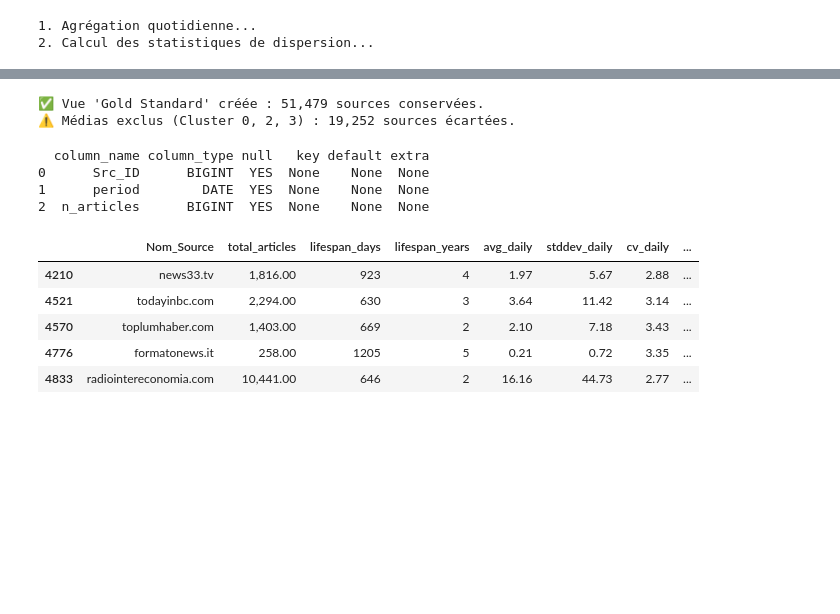
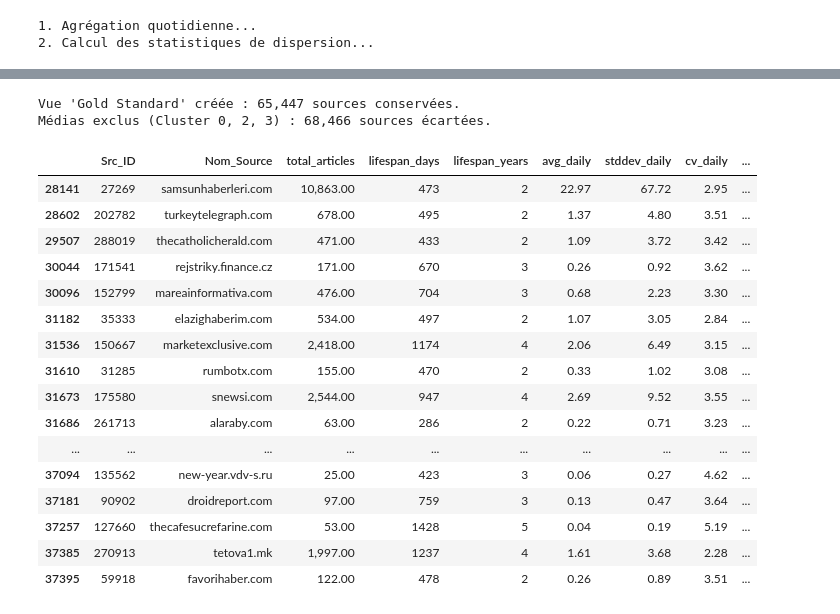
Before and after one commit to clucasmurex/gdelt, a Jupyter notebook: AA_gdelt_explo.ipynb, the cells around one changed output, grey strips where cells are left out. Cells and saved outputs as stored; diff of their text form; code cells hidden in the pictures; blank space fills up the shorter version.

```diff
--- a/AA_gdelt_explo.ipynb
+++ b/AA_gdelt_explo.ipynb
@@ -438,3 +486,7 @@ df_dispersion.to_parquet('sources_dispersion_stats.parquet', index=False)
+# %%
+df_dispersion = pd.read_parquet('sources_dispersion_stats_wiki.parquet')
+df_dispersion_inverse = pd.read_parquet('sources_dispersion_stats_not_in_wiki.parquet')
+df_dispersion_combined = pd.concat([df_dispersion, df_dispersion_inverse], ignore_index=True)
 # %%
 df_dispersion[['cv_daily', 'cv_monthly', 'cv_yearly']].describe(percentiles=[.25, .50, .75, .80, .90, .95])
 # %% [output]
@@ -479,14 +892,10 @@ plt.show()
 # %%
-from sklearn.preprocessing import StandardScaler
-from sklearn.cluster import KMeans
-import pandas as pd
-
 # 1. K-Means Clustering
 X = df_dispersion[['cv_daily', 'cv_monthly', 'cv_yearly']].copy()
 scaler = StandardScaler()
 X_scaled = scaler.fit_transform(X)
 
-kmeans = KMeans(n_clusters=5, random_state=42, n_init='auto')
+kmeans = KMeans(n_clusters=4, random_state=42, n_init='auto')
 df_dispersion['Cluster_KMeans'] = kmeans.fit_predict(X_scaled)
 
 # 2. Préparation des statistiques par cluster
@@ -525,4 +934,23 @@ display(bilan_complet[colonnes].sort_values('%_Articles', ascending=False).style
     '%_Sources': '{:.2f} %', '%_Articles': '{:.2f} %'
 }).background_gradient(subset=['%_Articles'], cmap='Blues') \
   .background_gradient(subset=['%_Sources'], cmap='Purples'))
+fig = plt.figure(figsize=(12, 8))
+ax = fig.add_subplot(111, projection='3d')
+
+scatter = ax.scatter(
+    df_dispersion['cv_daily'],
+    df_dispersion['cv_monthly'],
+    df_dispersion['cv_yearly'],
+    c=df_dispersion['Cluster_KMeans'],
+    cmap='tab10',
+    alpha=0.6
+)
+
+ax.set_xlabel('CV Daily')
+ax.set_ylabel('CV Monthly')
+ax.set_zlabel('CV Yearly')
+
+plt.title("Clustering K-Means 3D")
+plt.legend(*scatter.legend_elements(), title="Clusters")
+plt.show()
 # %% [output]
@@ -563,29 +1172,31 @@ plt.show()
 # %%
-# On filtre pour ne garder que le cœur de l'information (Cluster 4 = Piliers, Cluster 1 = Quotidiens)
-df_gold = df_dispersion[df_dispersion['Cluster_KMeans'].isin([1, 4])].copy()
+df_gold = df_dispersion[df_dispersion['Cluster_KMeans'].isin([1])].copy()
 
 # On crée aussi le complément (le "bruit" ou "zone d'étude secondaire")
-df_noise = df_dispersion[~df_dispersion['Cluster_KMeans'].isin([1, 4])].copy()
+df_noise = df_dispersion[~df_dispersion['Cluster_KMeans'].isin([1])].copy()
 
-print(f"✅ Vue 'Gold Standard' créée : {len(df_gold):,} sources conservées.")
-print(f"⚠️ Médias exclus (Cluster 0, 2, 3) : {len(df_noise):,} sources écartées.")
+print(f"Vue 'Gold Standard' créée : {len(df_gold):,} sources conservées.")
+print(f"Médias exclus (Cluster 0, 2, 3) : {len(df_noise):,} sources écartées.")
 # %% [output]
-✅ Vue 'Gold Standard' créée : 51,479 sources conservées.
-⚠️ Médias exclus (Cluster 0, 2, 3) : 19,252 sources écartées.
+Vue 'Gold Standard' créée : 65,447 sources conservées.
+Médias exclus (Cluster 0, 2, 3) : 68,466 sources écartées.
-# %%
-# Lance ça juste avant ta requête SQL
-print(con.execute("DESCRIBE daily_counts;").df())
-# %% [output]
-  column_name column_type null   key default extra
-0      Src_ID      BIGINT  YES  None    None  None
-1      period        DATE  YES  None    None  None
-2  n_articles      BIGINT  YES  None    None  None
 # %%
-df_gold.head()
+df_gold.head(30)
 # %% [output]
-|  | Nom_Source | total_articles | lifespan_days | lifespan_years | avg_daily | stddev_daily | cv_daily | ... |
-| 4210 | news33.tv | 1,816.00 | 923 | 4 | 1.97 | 5.67 | 2.88 | ... |
-| 4521 | todayinbc.com | 2,294.00 | 630 | 3 | 3.64 | 11.42 | 3.14 | ... |
-| 4570 | toplumhaber.com | 1,403.00 | 669 | 2 | 2.10 | 7.18 | 3.43 | ... |
-| 4776 | formatonews.it | 258.00 | 1205 | 5 | 0.21 | 0.72 | 3.35 | ... |
-| 4833 | radiointereconomia.com | 10,441.00 | 646 | 2 | 16.16 | 44.73 | 2.77 | ... |
+|  | Src_ID | Nom_Source | total_articles | lifespan_days | lifespan_years | avg_daily | stddev_daily | cv_daily | ... |
+| 28141 | 27269 | samsunhaberleri.com | 10,863.00 | 473 | 2 | 22.97 | 67.72 | 2.95 | ... |
+| 28602 | 202782 | turkeytelegraph.com | 678.00 | 495 | 2 | 1.37 | 4.80 | 3.51 | ... |
+| 29507 | 288019 | thecatholicherald.com | 471.00 | 433 | 2 | 1.09 | 3.72 | 3.42 | ... |
+| 30044 | 171541 | rejstriky.finance.cz | 171.00 | 670 | 3 | 0.26 | 0.92 | 3.62 | ... |
+| 30096 | 152799 | mareainformativa.com | 476.00 | 704 | 3 | 0.68 | 2.23 | 3.30 | ... |
+| 31182 | 35333 | elazighaberim.com | 534.00 | 497 | 2 | 1.07 | 3.05 | 2.84 | ... |
+| 31536 | 150667 | marketexclusive.com | 2,418.00 | 1174 | 4 | 2.06 | 6.49 | 3.15 | ... |
+| 31610 | 31285 | rumbotx.com | 155.00 | 470 | 2 | 0.33 | 1.02 | 3.08 | ... |
+| 31673 | 175580 | snewsi.com | 2,544.00 | 947 | 4 | 2.69 | 9.52 | 3.55 | ... |
+| 31686 | 261713 | alaraby.com | 63.00 | 286 | 2 | 0.22 | 0.71 | 3.23 | ... |
+| ... | ... | ... | ... | ... | ... | ... | ... | ... | ... |
+| 37094 | 135562 | new-year.vdv-s.ru | 25.00 | 423 | 3 | 0.06 | 0.27 | 4.62 | ... |
+| 37181 | 90902 | droidreport.com | 97.00 | 759 | 3 | 0.13 | 0.47 | 3.64 | ... |
+| 37257 | 127660 | thecafesucrefarine.com | 53.00 | 1428 | 5 | 0.04 | 0.19 | 5.19 | ... |
+| 37385 | 270913 | tetova1.mk | 1,997.00 | 1237 | 4 | 1.61 | 3.68 | 2.28 | ... |
+| 37395 | 59918 | favorihaber.com | 122.00 | 478 | 2 | 0.26 | 0.89 | 3.51 | ... |
```
Also changed, not shown: parts of 32 cells of this notebook, 14 other files.
